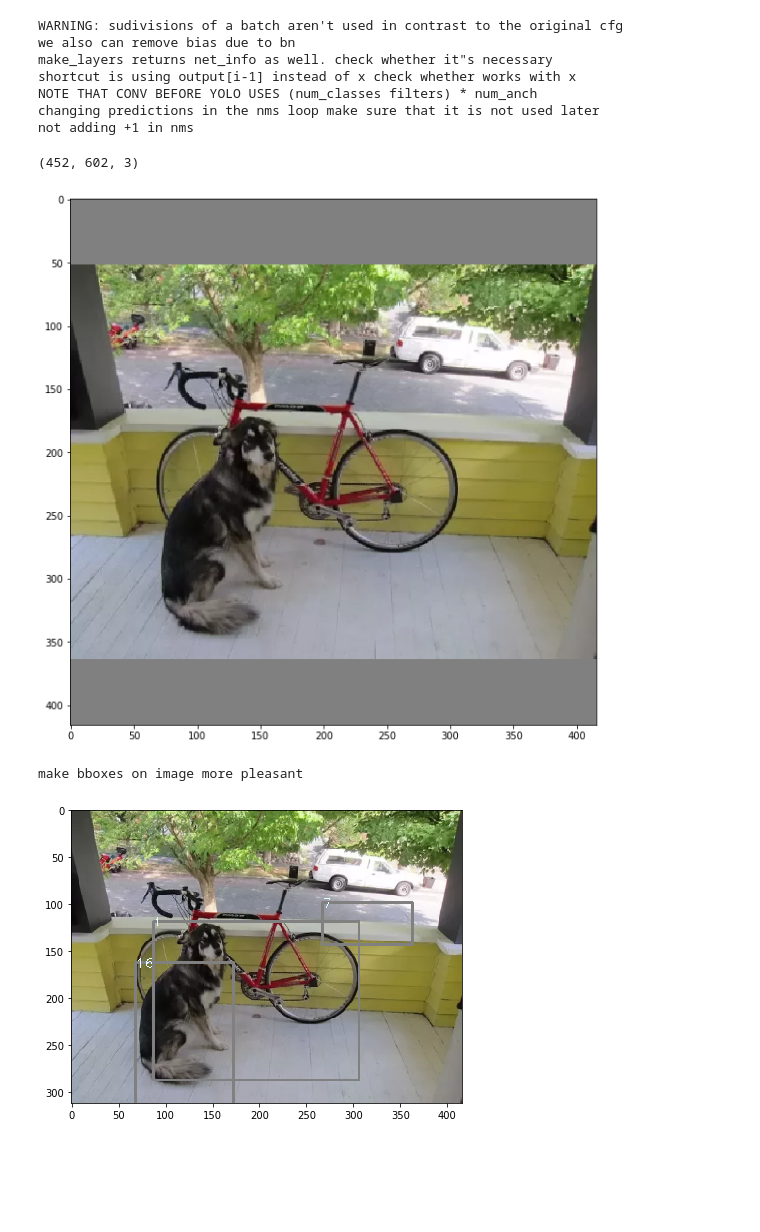
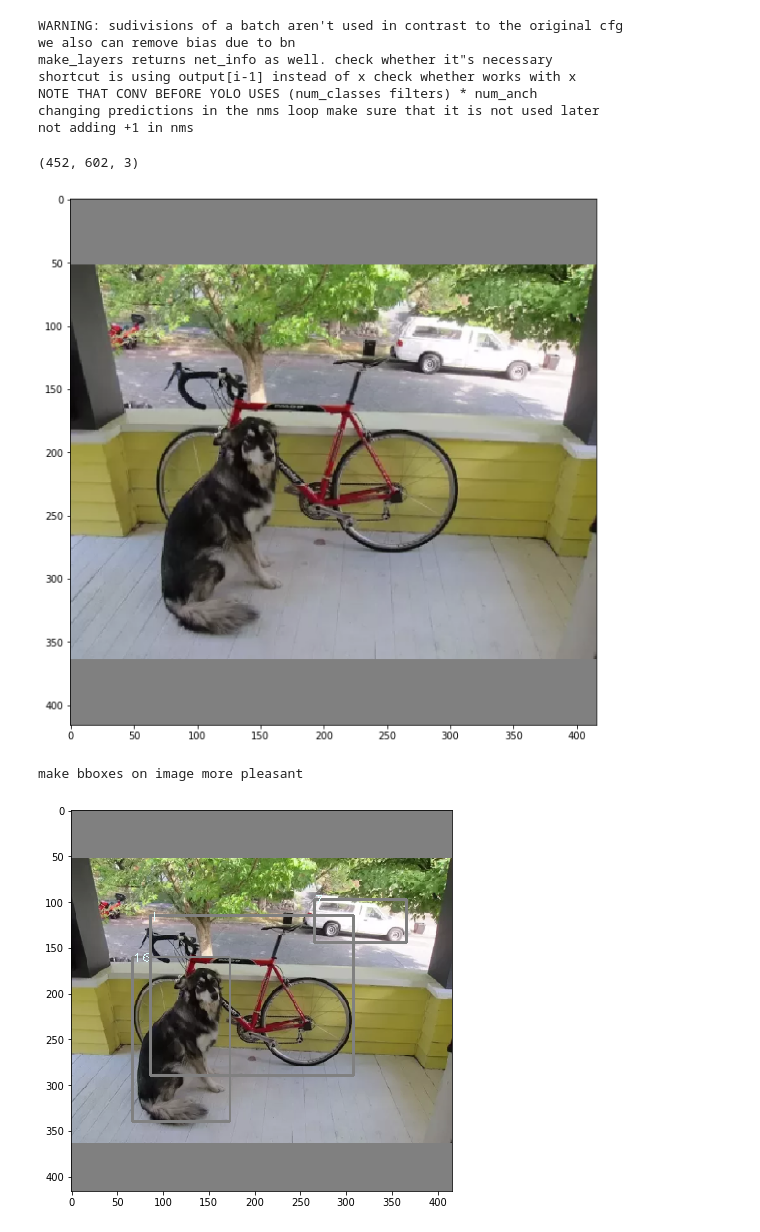
Before and after one commit to v-iashin/WebsiteYOLO, a Jupyter notebook: face_detector/experiments/yolo/Untitled.ipynb, the cells around one changed output. Cells and saved outputs as stored; diff of their text form; code cells hidden in the pictures; blank space fills up the shorter version.

Commit message:
colors. shift and scale bbox. todo: add small rects with class labels

```diff
--- a/face_detector/experiments/yolo/Untitled.ipynb
+++ b/face_detector/experiments/yolo/Untitled.ipynb
@@ -26,31 +29,31 @@ not adding +1 in nms
 # %%
 classes = 80
 net_input_size = int(darknet.net_info['width'])
 device = torch.device('cpu:0')
 
 plt.figure(figsize=(10, 10))
 img_path = 'dog-cycle-car.png'
 # img_path = 'people_outside.jpg'
 # img_path = 'city_hall.jpg'
 img = cv2.imread(img_path)
 print(img.shape)
 img = cv2.cvtColor(img, cv2.COLOR_BGR2RGB)
 H, W, C = img.shape
-H_new, W_new = scale_numbers(H, W, net_input_size)
+H_new, W_new, scale = scale_numbers(H, W, net_input_size)
 img = cv2.resize(img, (W_new, H_new))
 img, _ = letterbox_pad(img, net_input_size, color=(128, 128, 128))
 plt.imshow(img)
 plt.show()
 img = img.transpose((2, 0, 1))
 img = torch.from_numpy(img).float()
 img = img.unsqueeze(0)
 img = img / 255
 pred = darknet(img, device)
 pred = objectness_filter_and_nms(pred, classes)
 show_predictions('dog-cycle-car.png', pred, classes, net_input_size)
 # %% [output]
 (452, 602, 3)
 [figure]
 make bboxes on image more pleasant
-[figure, old version]
+[figure, new version]
 # %%
```
Also changed, not shown: parts of 5 cells of this notebook, 4 other files.
